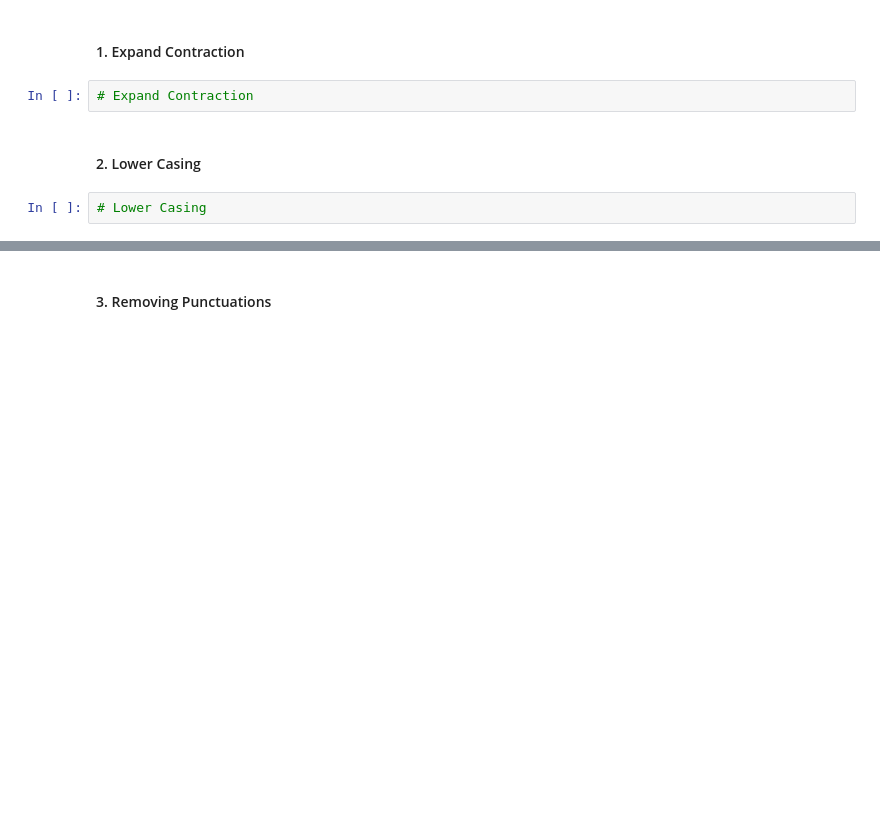
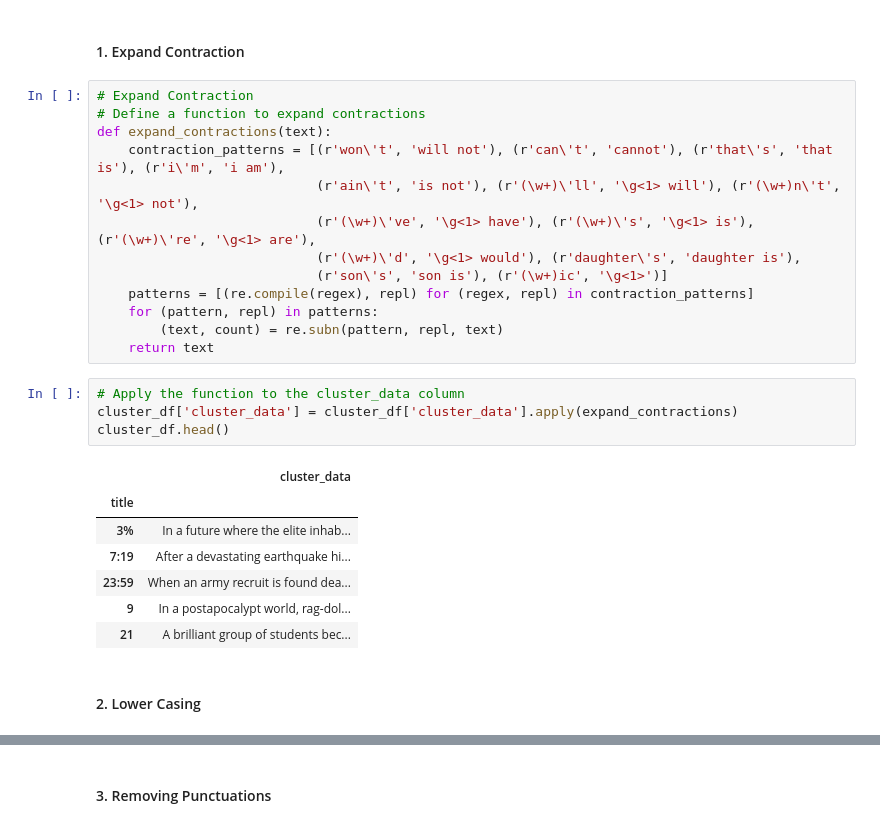
Before and after one commit to HKishanPatel/Netflix-Movies-and-TV-Shows-Clustering, a Jupyter notebook: Netflix_Movies_and_TV_Shows_Clustering.ipynb, the cells around one changed output, grey strips where cells are left out. Cells and saved outputs as stored; diff of their text form; blank space fills up the shorter version.

```diff
--- a/Netflix_Movies_and_TV_Shows_Clustering.ipynb
+++ b/Netflix_Movies_and_TV_Shows_Clustering.ipynb
@@ -1062,8 +1066,29 @@ Answer Here.
 # %% [markdown]
 #### 1. Expand Contraction
-# %%
-# Expand Contraction
+# %%
+# Expand Contraction
+# Define a function to expand contractions
+def expand_contractions(text):
+    contraction_patterns = [(r'won\'t', 'will not'), (r'can\'t', 'cannot'), (r'that\'s', 'that is'), (r'i\'m', 'i am'),
+                            (r'ain\'t', 'is not'), (r'(\w+)\'ll', '\g<1> will'), (r'(\w+)n\'t', '\g<1> not'),
+                            (r'(\w+)\'ve', '\g<1> have'), (r'(\w+)\'s', '\g<1> is'), (r'(\w+)\'re', '\g<1> are'),
+                            (r'(\w+)\'d', '\g<1> would'), (r'daughter\'s', 'daughter is'),
+                            (r'son\'s', 'son is'), (r'(\w+)ic', '\g<1>')]
+    patterns = [(re.compile(regex), repl) for (regex, repl) in contraction_patterns]
+    for (pattern, repl) in patterns:
+        (text, count) = re.subn(pattern, repl, text)
+    return text
+# %%
+# Apply the function to the cluster_data column
+cluster_df['cluster_data'] = cluster_df['cluster_data'].apply(expand_contractions)
+cluster_df.head()
+# %% [output]
+|  | cluster_data |
+| title |  |
+| 3% | In a future where the elite inhab... |
+| 7:19 | After a devastating earthquake hi... |
+| 23:59 | When an army recruit is found dea... |
+| 9 | In a postapocalypt world, rag-dol... |
+| 21 | A brilliant group of students bec... |
 # %% [markdown]
 #### 2. Lower Casing
-# %%
-# Lower Casing
```
Also changed, not shown: parts of 40 cells of this notebook.
